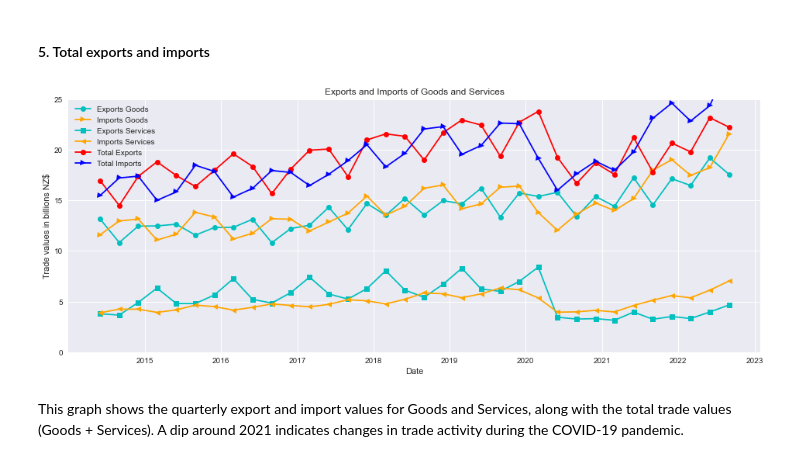
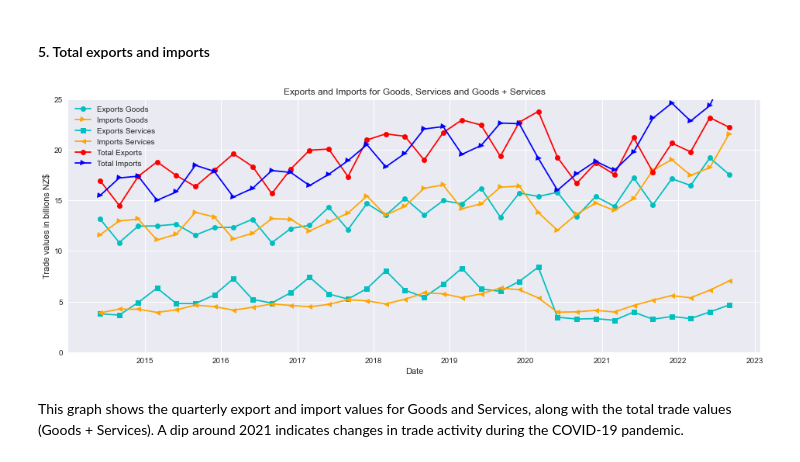
Before and after one commit to lilianasku/Time-series-analysis, a Jupyter notebook: notebooks/TradeData_Eda.ipynb, the cells around one changed output. Saved outputs shown, nothing was run; the diff lists cells and outputs as text; code cells hidden in the pictures.

```diff
--- a/notebooks/TradeData_Eda.ipynb
+++ b/notebooks/TradeData_Eda.ipynb
@@ -225,22 +225,22 @@ total_trade_imports['ValueOfGoodsandServices'] = total_trade_imports['ValuesInBi
 # %%
 fig,ax = plt.subplots()
 
 line1 = ax.plot(goods_exports_total.index, goods_exports_total.values, color = 'c', marker='o',label='Exports Goods')
 line2 = ax.plot(goods_imports_total.index, goods_imports_total.values, color = 'orange', marker='>', label='Imports Goods')
 line3 = ax.plot(services_exports_total.index, services_exports_total.values, color = 'c', marker='s',label='Exports Services')
 line4 = ax.plot(services_imports_total.index, services_imports_total.values, color = 'orange', marker='<', label='Imports Services')
 
 line5 = ax.plot(total_trade_exports.index, total_trade_exports.ValueOfGoodsandServices, color = 'red', marker='o', label='Total Exports')
 line6 = ax.plot(total_trade_imports.index, total_trade_imports.ValueOfGoodsandServices, color = 'blue', marker='>', label='Total Imports')
 
 ax.set_xlabel('Date')
-ax.set_title('Exports and Imports of Goods and Services')
+ax.set_title('Exports and Imports for Goods, Services and Goods + Services')
 ax.set_ylabel('Trade values in billions NZ$')
 plt.ylim(0,25)
 plt.legend(loc = 'upper left')
 plt.show()
 # %% [output]
-[figure, old version]
+[figure, new version]
 # %% [markdown]
 This graph shows the quarterly export and import values for Goods and Services, along with the total trade values (Goods + Services). A dip around 2021 indicates changes in trade activity during the COVID-19 pandemic.
 # %% [markdown]
```
